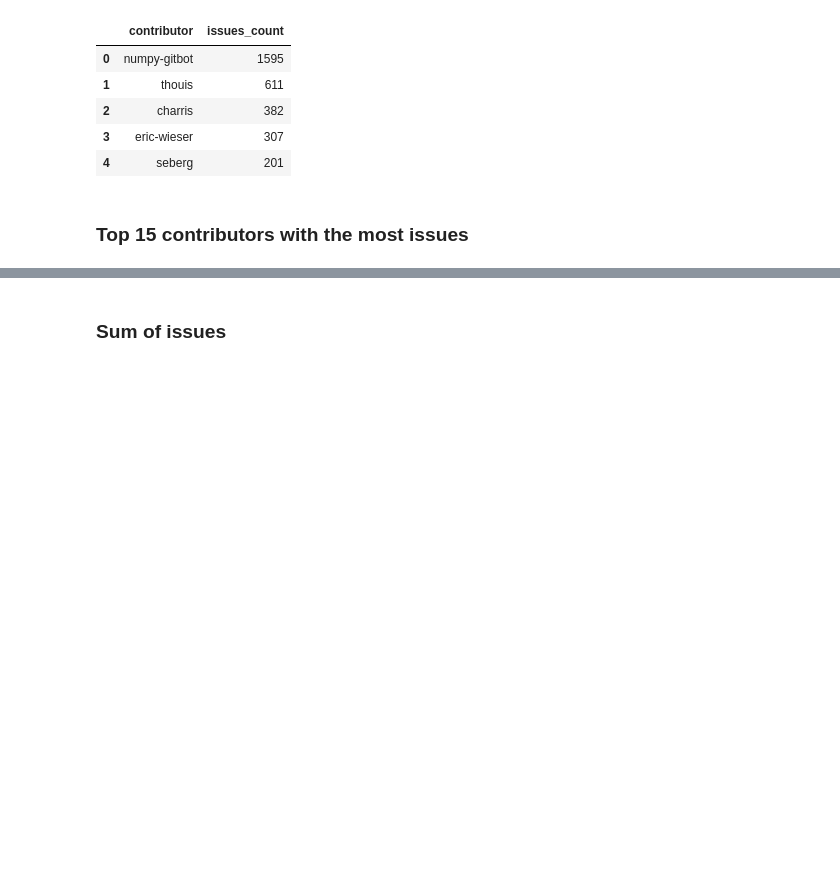
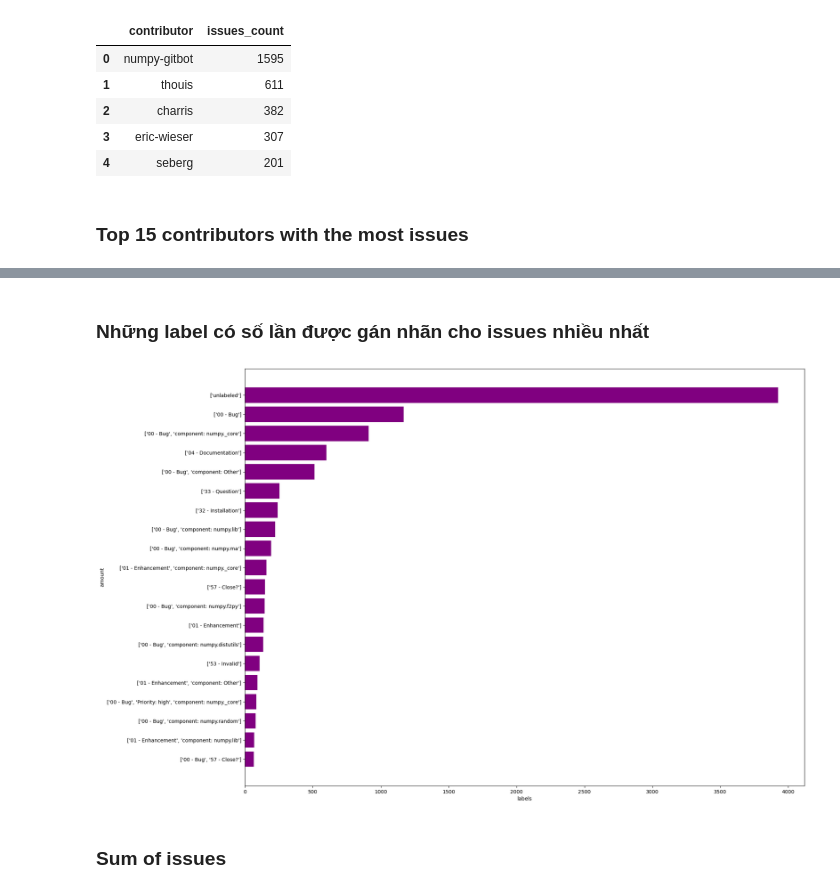
Before and after one commit to VMSSON345/NumpyDataProcessing, a Jupyter notebook: DATA_PYTHON/analysis_issues.ipynb, the cells around one changed output, grey strips where cells are left out. Cells and saved outputs as stored; diff of their text form; code cells hidden in the pictures; blank space fills up the shorter version.

```diff
--- a/DATA_PYTHON/analysis_issues.ipynb
+++ b/DATA_PYTHON/analysis_issues.ipynb
@@ -30,3 +30,18 @@ plt.show()
+# %% [markdown]
+### Những label có số lần được gán nhãn cho issues nhiều nhất
+# %%
+df_labels = pd.read_csv('data_processed/label_counts.csv')
+dfl = df_labels.head(20)
+dfls = dfl.sort_values(by='count', ascending=True)
+X = dfls['label']
+Y = dfls['count']
+plt.figure(figsize=(20,15))
+plt.barh(X,Y,color='#800080')
+plt.xlabel("labels")
+plt.ylabel("amount")
+plt.show()
+# %% [output]
+[figure, added]
 # %%
 df_issues = pd.read_csv('data_processed/issues_cleaned.csv')
 # %% [markdown]
```
Also changed, not shown: parts of 19 cells of this notebook, 14 other files.
